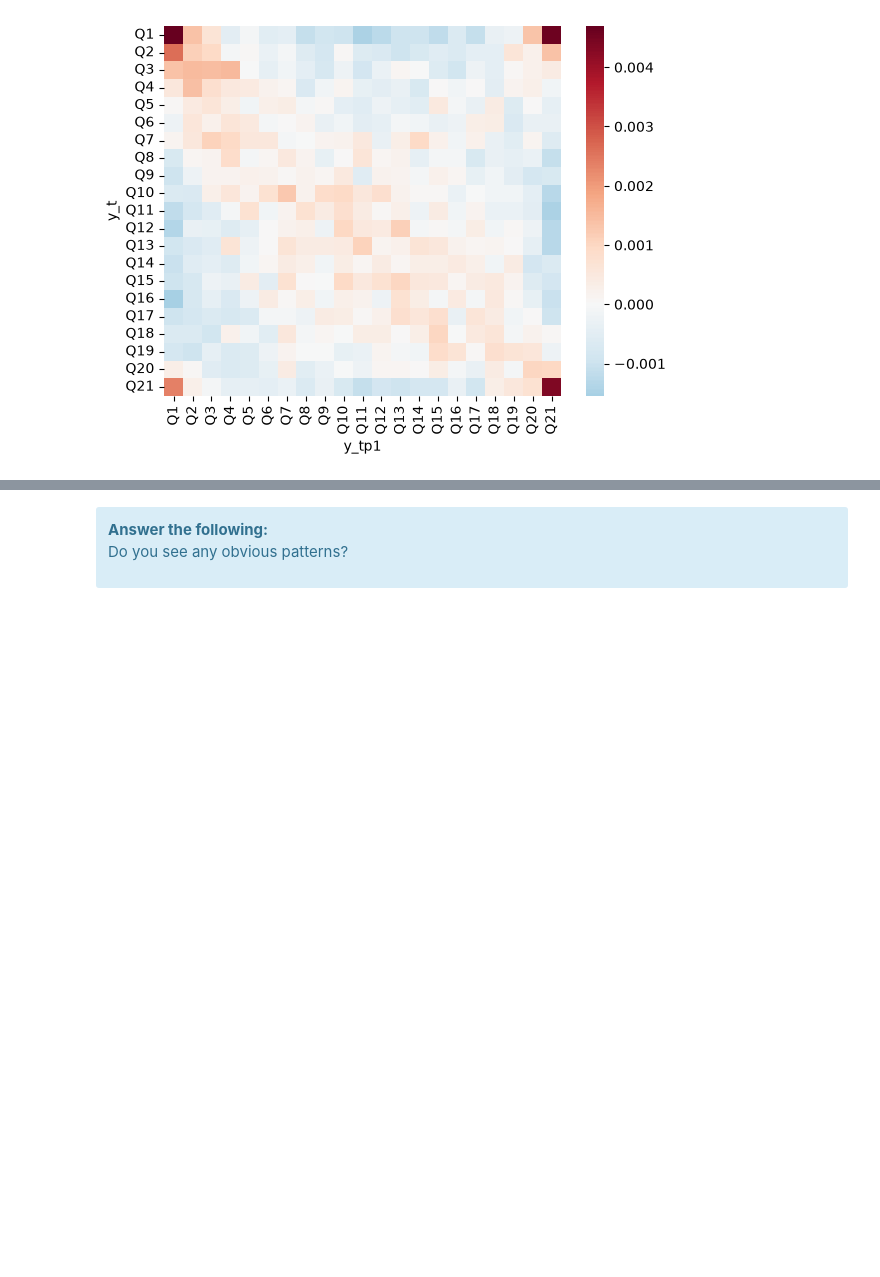
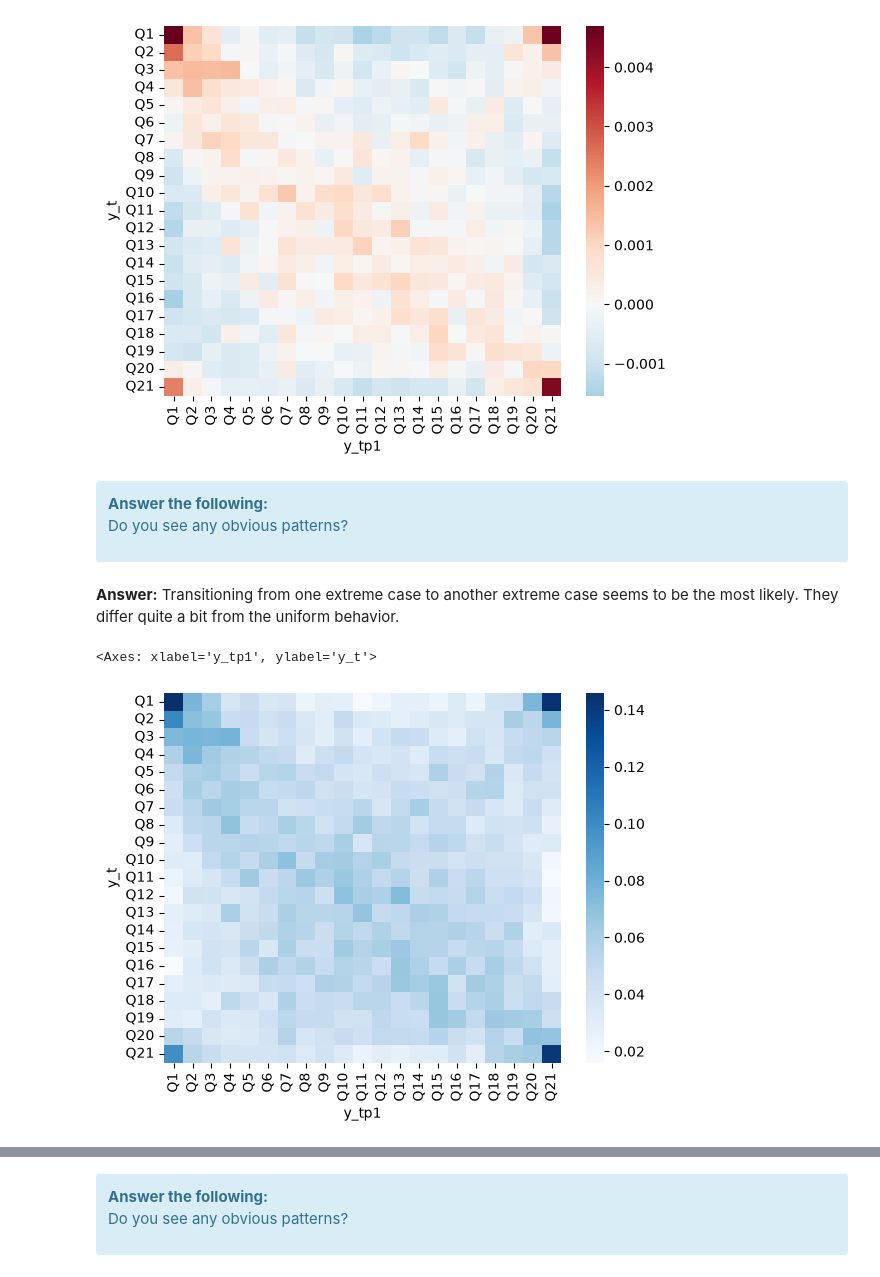
Before and after one commit to lchop14/UU_F26_templates, a Jupyter notebook: Week09/Thursday_lab/lab08.ipynb, the cells around one changed output, grey strips where cells are left out. Drawn from its saved outputs; the diff is of its cells as text; code cells hidden in the pictures; blank space fills up the shorter version.

```diff
--- a/Week09/Thursday_lab/lab08.ipynb
+++ b/Week09/Thursday_lab/lab08.ipynb
@@ -314,0 +335,15 @@ sns.heatmap(quantile_joint - 1/bins**2, cmap='RdBu_r', center=0)
+# %% [markdown]
+<div class='alert alert-info'><b>Answer the following:</b>
+
+Do you see any obvious patterns?
+
+</div>
+# %% [markdown]
+**Answer:** Transitioning from one extreme case to another extreme case seems to be the most likely. They differ quite a bit from the uniform behavior.
+# %%
+# compute and plot the conditional
+conditional = pd.crosstab(df['y_t'], df['y_tp1'], normalize="index")
+sns.heatmap(conditional, cmap='Blues')
+# %% [output]
+<Axes: xlabel='y_tp1', ylabel='y_t'>
+[figure, added]
```
Also changed, not shown: parts of 26 cells of this notebook, 12 other files.
